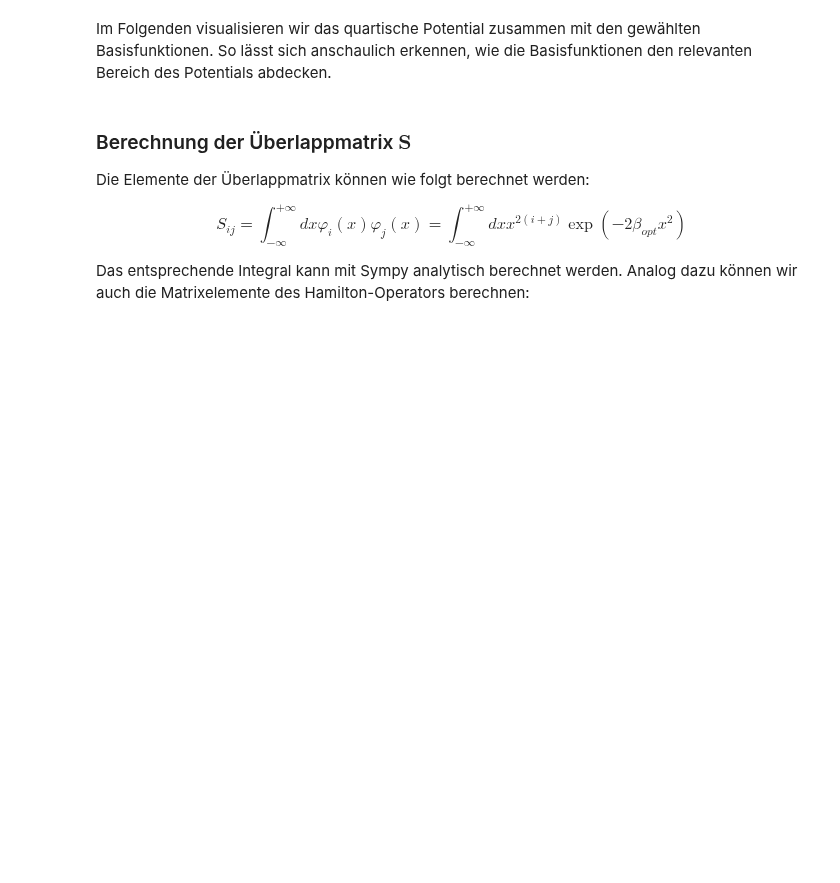
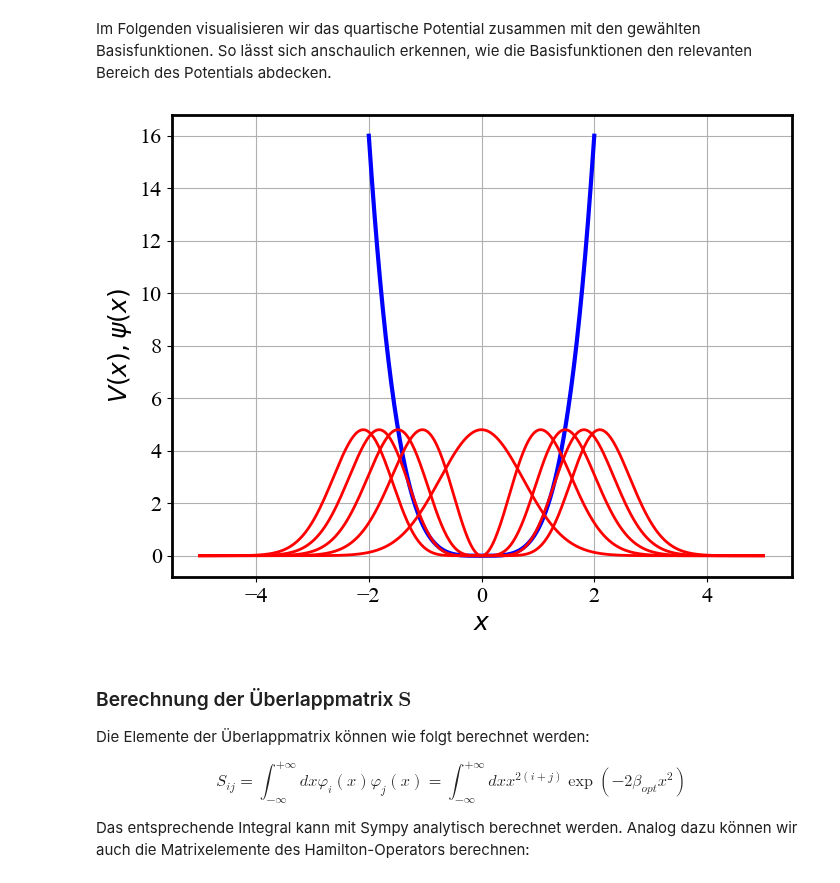
Before and after one commit to rolandmitric/quantum_chemistry_2025, a Jupyter notebook: variational_principle.ipynb, the cells around one changed output. Drawn from its saved outputs; the diff is of its cells as text; code cells hidden in the pictures; blank space fills up the shorter version.

```diff
--- a/variational_principle.ipynb
+++ b/variational_principle.ipynb
@@ -676,20 +670,23 @@ Im Folgenden visualisieren wir das quartische Potential zusammen mit den gewähl
 # %%
 Nbasis = 5
 xrange = np.linspace(-2, 2, 400)
 V_lam = lambdify((alpha, x), V, 'numpy')
 vrange = V_lam(1.0, xrange)
 basis = [x**(2*i)*psi_opt for i in range(Nbasis)]
 basis_lam = [lambdify([alpha, m, hbar, x], b) for b in basis]
 
+plt.figure()
 plt.plot(xrange, vrange, color="blue", linewidth=3.0)
 xrange = np.linspace(-5, 5, 400)
 for i in range(Nbasis):
     yrange = basis_lam[i](1, 1, 1, xrange)
     yrange /= np.max(np.abs(yrange))
     plt.plot(xrange, 0.3*yrange*np.max(vrange), color="red", linewidth=2.0)
 plt.xlabel(r'$x$')
 plt.ylabel(r'$V(x),\psi(x)$', fontsize=18)
 plt.show()
+# %% [output]
+[figure, added]
 # %% [markdown]
 ### Berechnung der Überlappmatrix $\mathbf S$
 
```
Also changed, not shown: parts of 7 cells of this notebook, 3 other files.
